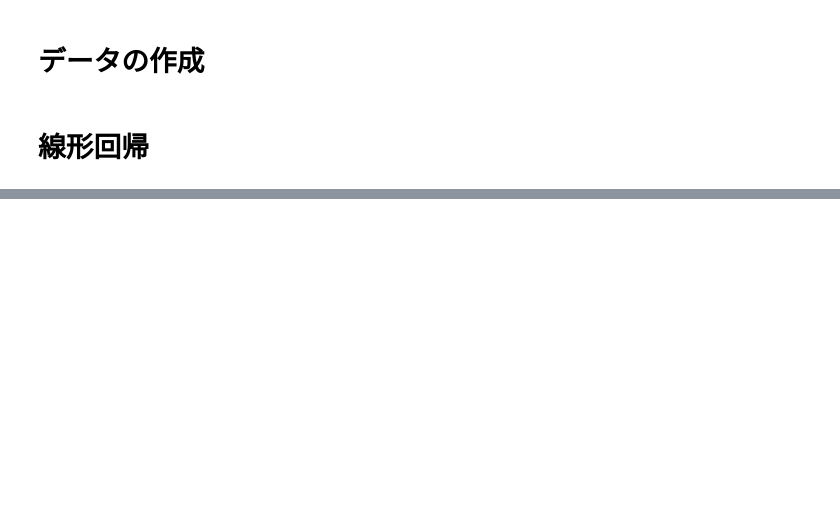
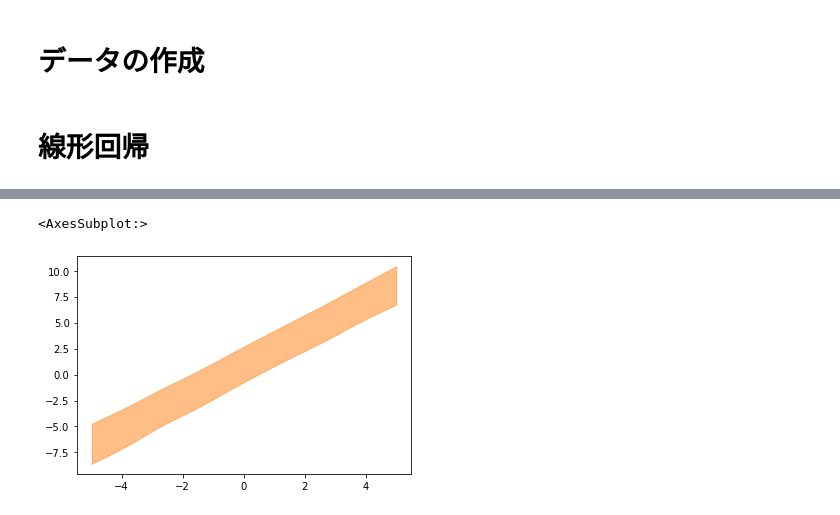
Before and after one commit to hrntsm/Tunny-hands-on, a Jupyter notebook: ipynb/LinearRegression.ipynb, the cells around one changed output, grey strips where cells are left out. Drawn from its saved outputs; the diff is of its cells as text; code cells hidden in the pictures; blank space fills up the shorter version.

```diff
--- a/ipynb/LinearRegression.ipynb
+++ b/ipynb/LinearRegression.ipynb
@@ -134,0 +137,5 @@ with model:
+# %%
+az.plot_hdi(x_new, y_predict_samples, hdi_prob=0.90)
+# %% [output]
+<AxesSubplot:>
+[figure, added]
```
Also changed, not shown: parts of 9 cells of this notebook.
